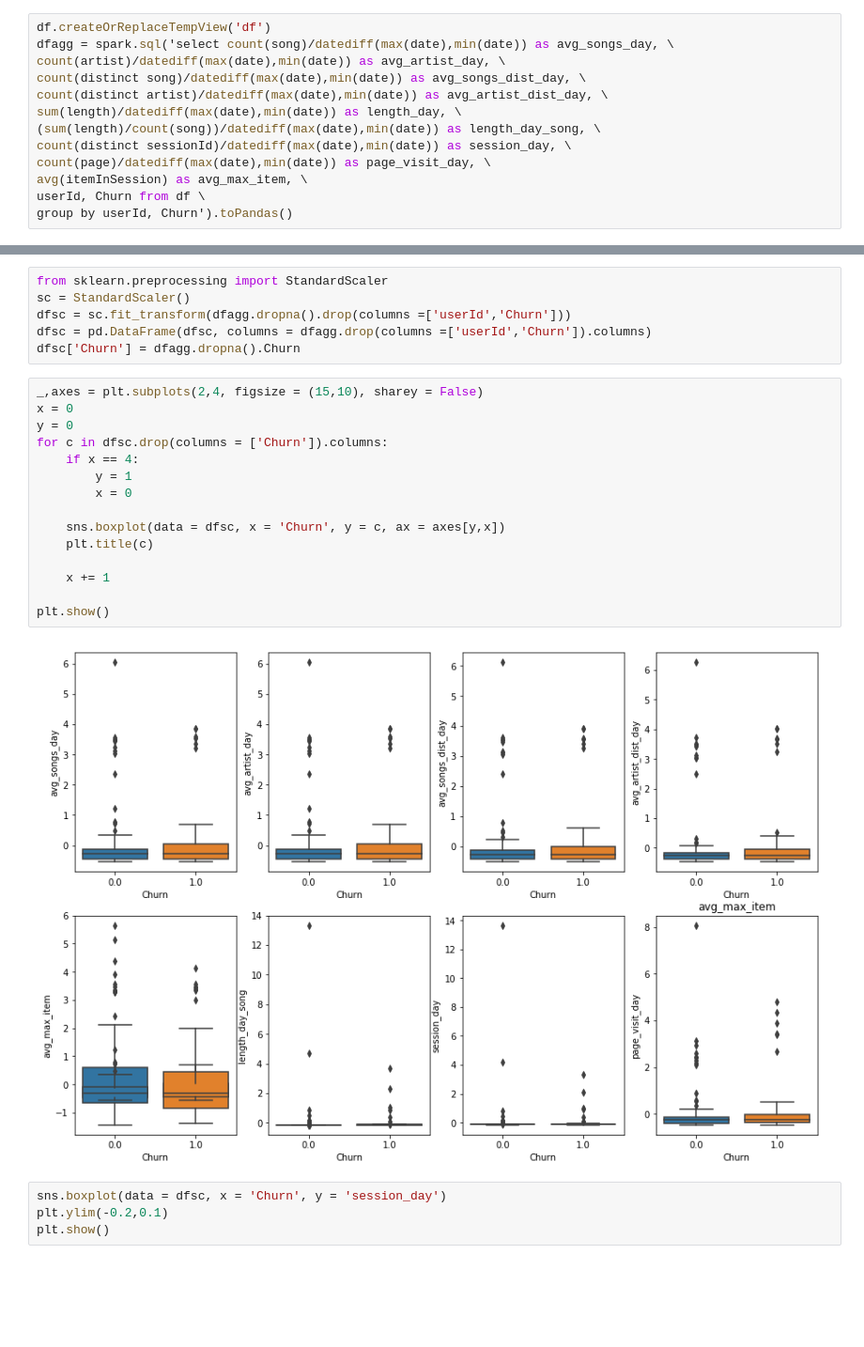
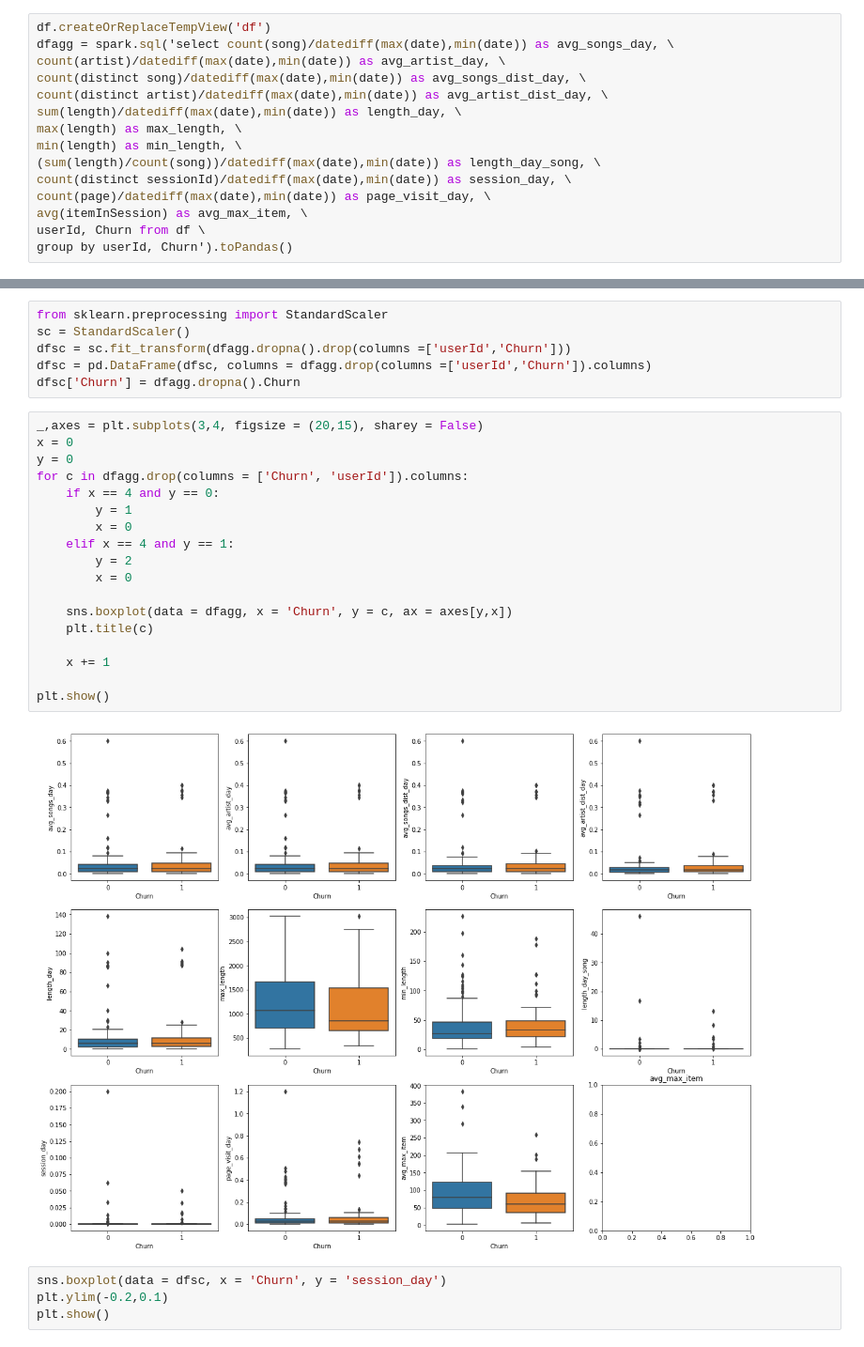
Before and after one commit to khodjaevsh/sparkify, a Jupyter notebook: Sparkify.ipynb, the cells around one changed output, grey strips where cells are left out. Shown: that part at 94% size. Saved outputs shown, nothing was run; the diff lists cells and outputs as text; blank space fills up the shorter version.

```diff
--- a/Sparkify.ipynb
+++ b/Sparkify.ipynb
@@ -238,6 +265,8 @@ count(artist)/datediff(max(date),min(date)) as avg_artist_day, \
 count(distinct song)/datediff(max(date),min(date)) as avg_songs_dist_day, \
 count(distinct artist)/datediff(max(date),min(date)) as avg_artist_dist_day, \
 sum(length)/datediff(max(date),min(date)) as length_day, \
+max(length) as max_length, \
+min(length) as min_length, \
 (sum(length)/count(song))/datediff(max(date),min(date)) as length_day_song, \
 count(distinct sessionId)/datediff(max(date),min(date)) as session_day, \
 count(page)/datediff(max(date),min(date)) as page_visit_day, \
@@ -260,22 +297,25 @@ dfsc = sc.fit_transform(dfagg.dropna().drop(columns =['userId','Churn']))
 dfsc = pd.DataFrame(dfsc, columns = dfagg.drop(columns =['userId','Churn']).columns)
 dfsc['Churn'] = dfagg.dropna().Churn
 # %%
-_,axes = plt.subplots(2,4, figsize = (15,10), sharey = False)
+_,axes = plt.subplots(3,4, figsize = (20,15), sharey = False)
 x = 0
 y = 0
-for c in dfsc.drop(columns = ['Churn']).columns:
-    if x == 4:
+for c in dfagg.drop(columns = ['Churn', 'userId']).columns:
+    if x == 4 and y == 0:
         y = 1
         x = 0
+    elif x == 4 and y == 1:
+        y = 2
+        x = 0
 
-    sns.boxplot(data = dfsc, x = 'Churn', y = c, ax = axes[y,x])
+    sns.boxplot(data = dfagg, x = 'Churn', y = c, ax = axes[y,x])
     plt.title(c)
 
     x += 1
 
 plt.show()
 # %% [output]
-[figure, old version]
+[figure, new version]
 # %%
 sns.boxplot(data = dfsc, x = 'Churn', y = 'session_day')
 plt.ylim(-0.2,0.1)
```
Also changed, not shown: parts of 19 cells of this notebook, 2 other files.
